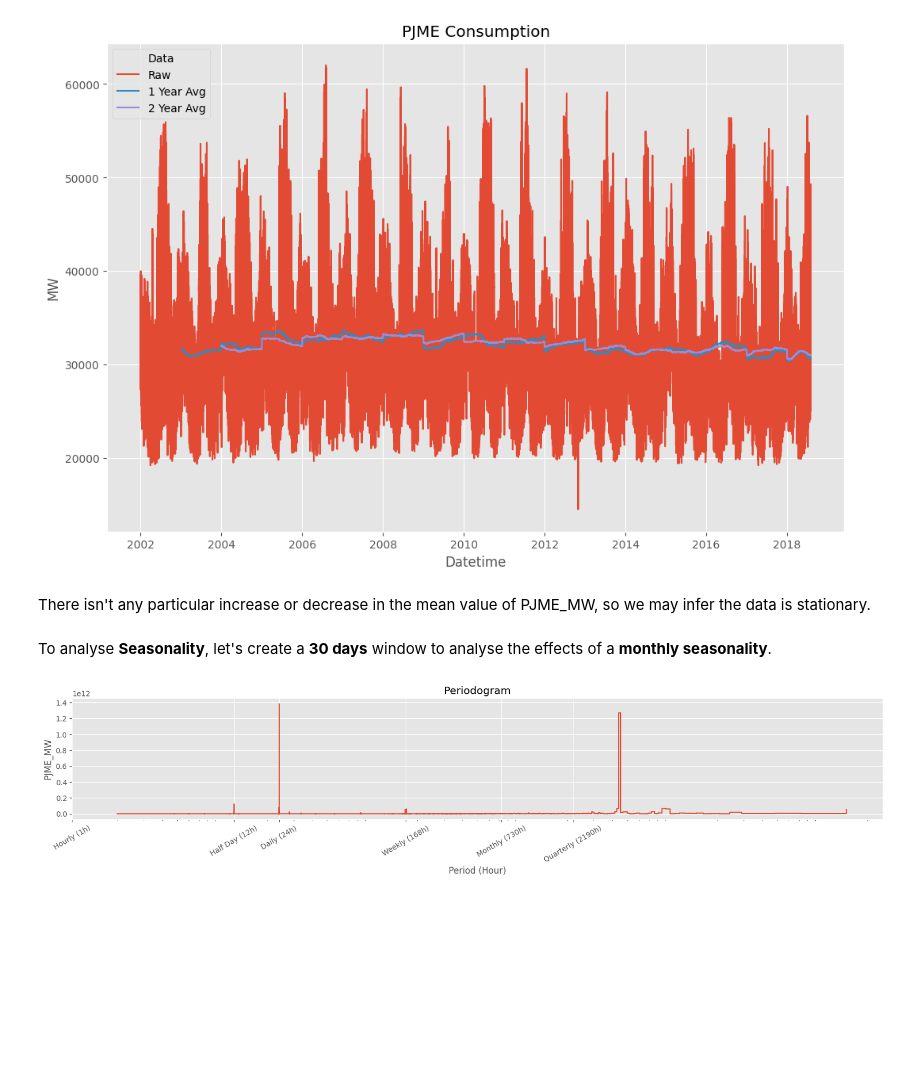
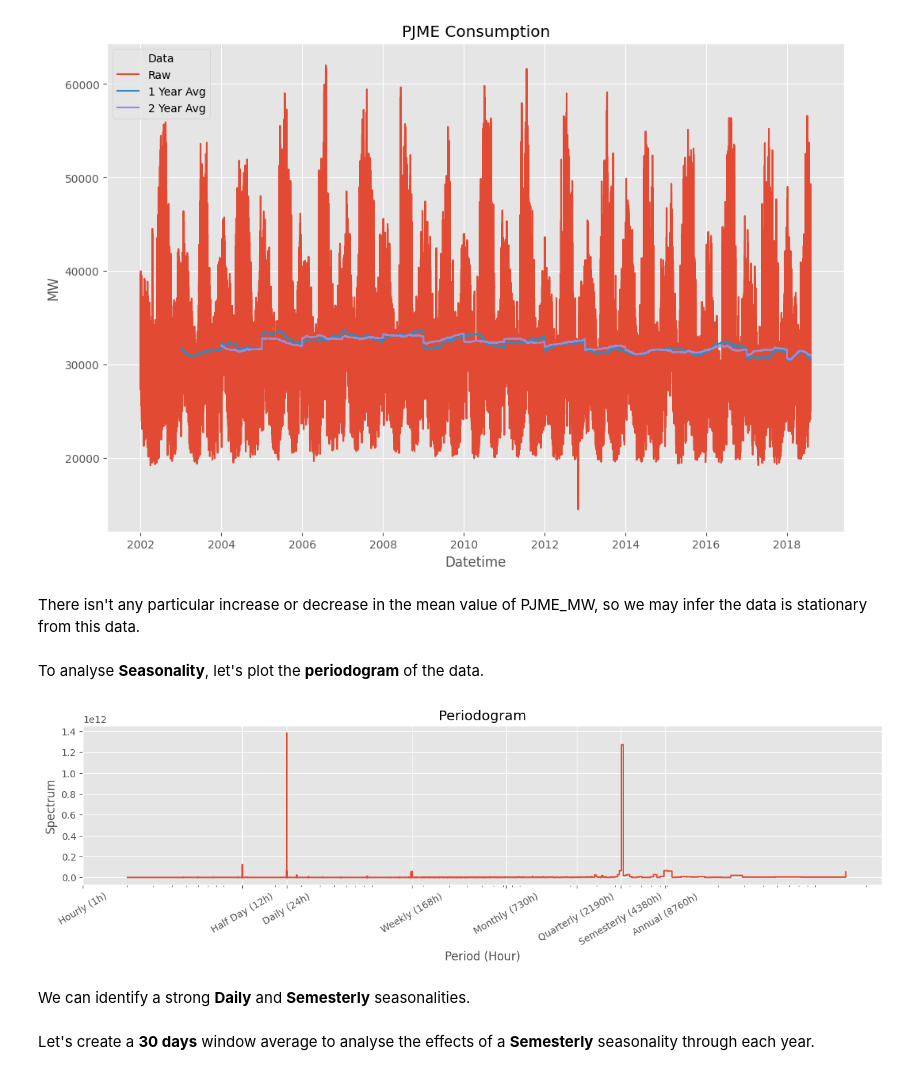
Before and after one commit to diegokurashima/Energy_Consumption-Time_Series_Forecasting_Study, a Jupyter notebook: Energy_Consumption_Time_Series_Forecasting_Study.ipynb, the cells around one changed output. Drawn from its saved outputs; the diff is of its cells as text; code cells hidden in the pictures; blank space fills up the shorter version.

```diff
--- a/Energy_Consumption_Time_Series_Forecasting_Study.ipynb
+++ b/Energy_Consumption_Time_Series_Forecasting_Study.ipynb
@@ -251,35 +284,40 @@ plt.grid(True)
 # %% [output]
 [figure]
 # %% [markdown]
-There isn't any particular increase or decrease in the mean value of PJME_MW, so we may infer the data is stationary.
+There isn't any particular increase or decrease in the mean value of PJME_MW, so we may infer the data is stationary from this data.
+# %% [markdown]
+To analyse **Seasonality**, let's plot the **periodogram** of the data.
+# %%
+from scipy.signal import periodogram
+
+frequencies, spectrum = periodogram(df_PJME['PJME_MW'].interpolate())
+periods = 1 / frequencies
+
+fig, ax = plt.subplots(figsize=(15, 3))
+ax.step(periods, spectrum)
+ax.set_title('Periodogram')
+ax.set_xscale('log')
+ax.xaxis.set_major_formatter('{x:,.0f}')
+
+periods_featured = [1, 12, 24, 24*7, int(24*365/12), int(24*365/4), int(24*365/2), 24*365]
+ax.set_xticks(periods_featured)
+ax.set_xticklabels(["Hourly (1h)",
+                    "Half Day (12h)",
+                    f"Daily (24h)",
+                    f"Weekly ({periods_featured[3]}h)",
+                    f"Monthly ({periods_featured[4]}h)",
+                    f"Quarterly ({periods_featured[5]}h)",
+                    f"Semesterly ({periods_featured[6]}h)",
+                    f"Annual ({periods_featured[7]}h)"],
+                   rotation=30)
+ax.ticklabel_format(axis="y", style="sci", scilimits=(0, 0))
+
+plt.xlabel('Period (Hour)')
+plt.ylabel('Spectrum')
+plt.show()
+# %% [output]
+[figure, added]
+# %% [markdown]
+We can identify a strong **Daily** and **Semesterly** seasonalities.
 # %% [markdown]
-To analyse **Seasonality**, let's create a **30 days** window to analyse the effects of a **monthly seasonality**.
+Let's create a **30 days** window average to analyse the effects of a **Semesterly** seasonality through each year.
-# %%
-from scipy.signal import periodogram
-
-frequencies, spectrum = periodogram(df_PJME['PJME_MW'].interpolate())
-periods = 1 / frequencies
-
-fig, ax = plt.subplots(figsize=(20, 3))
-ax.step(periods, spectrum)
-ax.set_title('Periodogram')
-ax.set_xscale('log')
-ax.xaxis.set_major_formatter('{x:,.0f}')
-
-periods_featured = [1, 12, 24, 24*7, int(24*365/12), int(24*365/4)]
-ax.set_xticks(periods_featured)
-ax.set_xticklabels(["Hourly (1h)",
-                    "Half Day (12h)",
-                    f"Daily (24h)",
-                    f"Weekly ({periods_featured[3]}h)",
-                    f"Monthly ({periods_featured[4]}h)",
-                    f"Quarterly ({periods_featured[5]}h)"],
-        rotation=30,
-    )
-ax.ticklabel_format(axis="y", style="sci", scilimits=(0, 0))
-
-plt.xlabel('Period (Hour)')
-plt.ylabel('PJME_MW')
-plt.show()
-# %% [output]
-[figure, removed]
```
Also changed, not shown: parts of 31 cells of this notebook.
